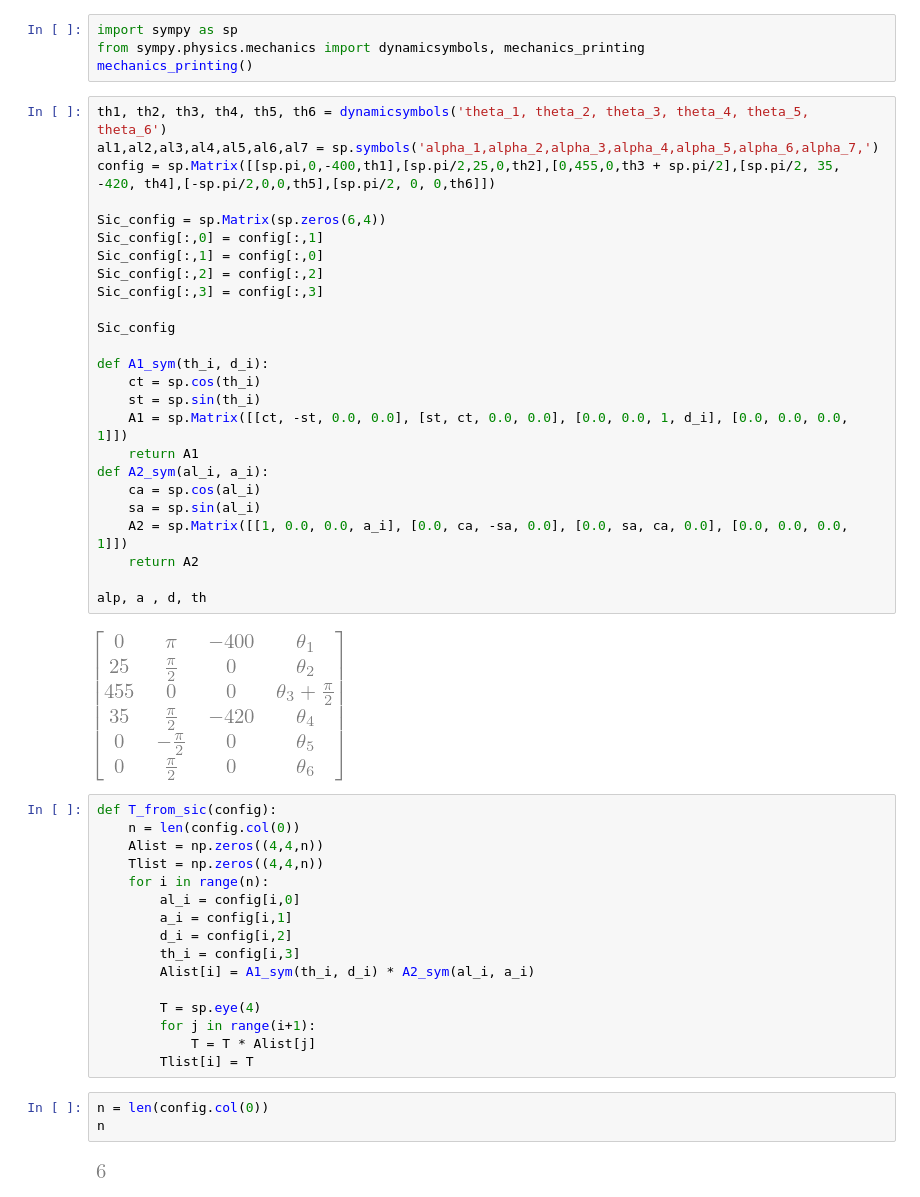
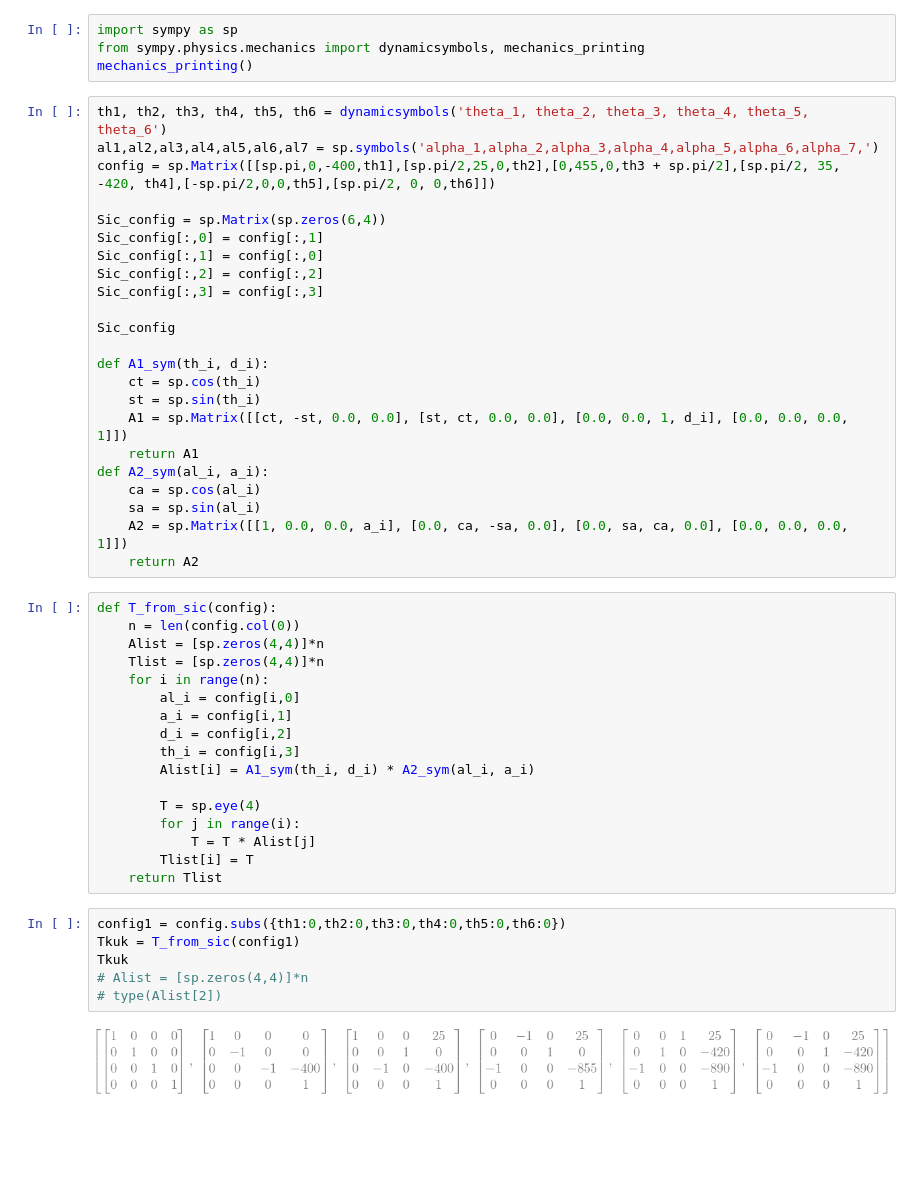
Before and after one commit to BirkHveding/RobotTek, a Jupyter notebook: Kuktester.ipynb, the cells around one changed output. Drawn from its saved outputs; the diff is of its cells as text; blank space fills up the shorter version.

```diff
--- a/Kuktester.ipynb
+++ b/Kuktester.ipynb
@@ -40,15 +40,11 @@ def A2_sym(al_i, a_i):
     sa = sp.sin(al_i)
     A2 = sp.Matrix([[1, 0.0, 0.0, a_i], [0.0, ca, -sa, 0.0], [0.0, sa, ca, 0.0], [0.0, 0.0, 0.0, 1]])
     return A2
-
-alp, a , d, th
-# %% [output]
-[figure, removed]
 # %%
 def T_from_sic(config):
     n = len(config.col(0))
-    Alist = np.zeros((4,4,n))
-    Tlist = np.zeros((4,4,n))
+    Alist = [sp.zeros(4,4)]*n
+    Tlist = [sp.zeros(4,4)]*n
     for i in range(n):
         al_i = config[i,0]
         a_i = config[i,1]
@@ -57,11 +53,15 @@ def T_from_sic(config):
         Alist[i] = A1_sym(th_i, d_i) * A2_sym(al_i, a_i)
 
         T = sp.eye(4)
-        for j in range(i+1):
+        for j in range(i):
             T = T * Alist[j]
         Tlist[i] = T
+    return Tlist
-# %%
-n = len(config.col(0))
-n
-# %% [output]
-[figure, removed]
+# %%
+config1 = config.subs({th1:0,th2:0,th3:0,th4:0,th5:0,th6:0})
+Tkuk = T_from_sic(config1)
+Tkuk
+# Alist = [sp.zeros(4,4)]*n
+# type(Alist[2])
+# %% [output]
+[figure, added]
```
Also changed, not shown: parts of 2 cells of this notebook, 2 other files.
